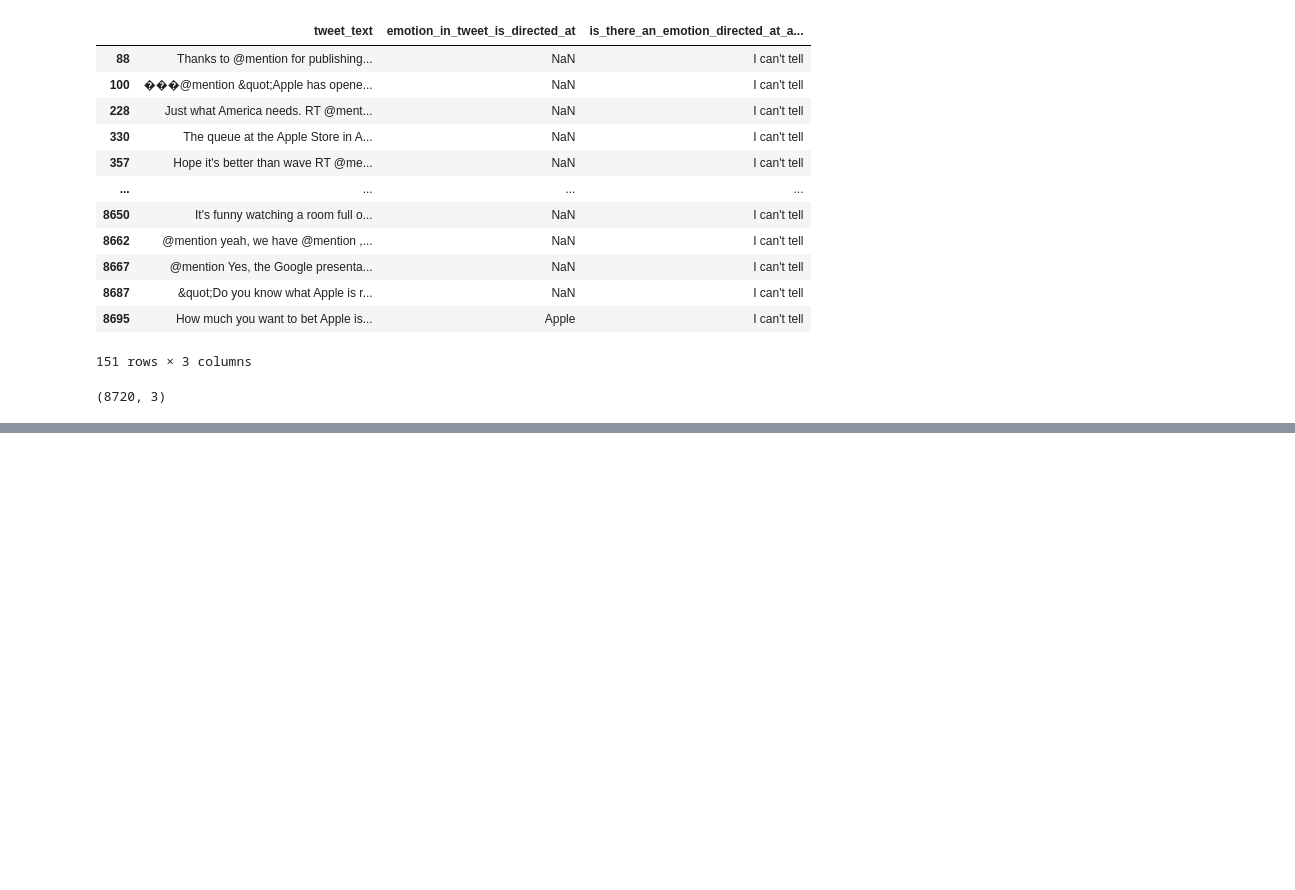
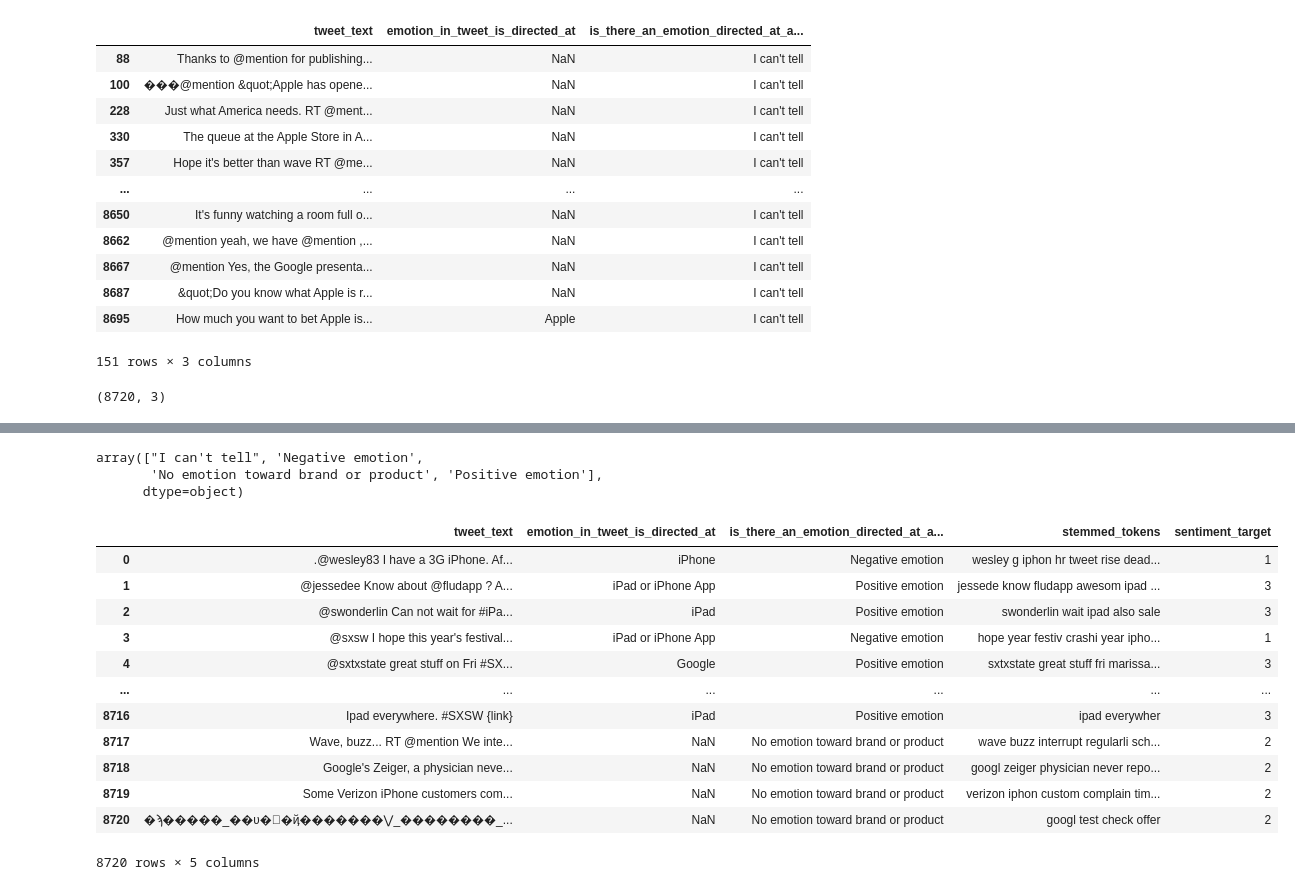
Before and after one commit to ssaeed85/dsc-ph4-TweetSentimentAnalysis-NLP, a Jupyter notebook: Workspace/Saad/DataCleaning.ipynb, the cells around one changed output, grey strips where cells are left out. Saved outputs shown, nothing was run; the diff lists cells and outputs as text; code cells hidden in the pictures; blank space fills up the shorter version.

Commit message:
Tokenzied and stemmed tweets. Labelencoded target.

```diff
--- a/Workspace/Saad/DataCleaning.ipynb
+++ b/Workspace/Saad/DataCleaning.ipynb
@@ -38,7 +40,7 @@ data_df = pd.read_csv(dataFolder_path+'judge_1377884607_tweet_product_company.cs
 #         return wordnet.NOUN
 
 
-def doc_preparer(doc, stop_words=sw):
+def doc_preparer(doc, stem = False, stop_words=sw):
     '''
 
     :param doc: a document from the satire corpus
@@ -60,19 +62,15 @@ def doc_preparer(doc, stop_words=sw):
 #                 'circle', 'circles'
 #                 'app', 'apps']
 
-    stemmed_keywords = ['appl',
-                        'ipad',
-                        'iphon',
-                        'itun',
-                        'googl',
-                        'android',
-                        'droid',
-                        'circl',
-                        'app']
-
-
-    #Updating SW words to include some Twitter specific stopwords and sxsw words
-    twitter_specific_sw = ['rt','@mention']
+#     stemmed_keywords = ['appl',
+#                         'ipad',
+#                         'iphon',
+#                         'itun',
+#                         'googl',
+#                         'android',
+#                         'droid',
+#                         'circl',
+#                         'app']
 
     regex_token = RegexpTokenizer(r"([a-zA-Z]+(?:’[a-z]+)?)")
     doc = regex_token.tokenize(doc)
@@ -87,8 +85,9 @@ def doc_preparer(doc, stop_words=sw):
 
 
     p_stemmer = nltk.stem.PorterStemmer()
-    doc = [word for word in doc if p_stemmer.stem(word) in stemmed_keywords]
-    return doc
+    if stem:
+        doc = [p_stemmer.stem(word) for word in doc if p_stemmer.stem(word)]
+    return ' '.join(doc)
 # %%
 # data_df['keywords_mentioned'] = data_df['tweet_text'].map(lambda x:doc_preparer(x))
 # %%
@@ -165 +201,3 @@ data_df.shape
+# %%
+data_df['stemmed_tokens'] = data_df['tweet_text'].map(lambda x:doc_preparer(x,stem=True))
 # %%
@@ -167,2 +219,24 @@ data_df.is_there_an_emotion_directed_at_a_brand_or_product.unique()
+# %%
+le = LabelEncoder()
+data_df['sentiment_target'] = le.fit_transform(data_df.is_there_an_emotion_directed_at_a_brand_or_product)
+le.classes_
+# %% [output]
+array(["I can't tell", 'Negative emotion',
+       'No emotion toward brand or product', 'Positive emotion'],
+      dtype=object)
 # %%
-data_df['tweet_text'].dtype
+data_df
+# %% [output]
+|  | tweet_text | emotion_in_tweet_is_directed_at | is_there_an_emotion_directed_at_a... | stemmed_tokens | sentiment_target |
+| 0 | .@wesley83 I have a 3G iPhone. Af... | iPhone | Negative emotion | wesley g iphon hr tweet rise dead... | 1 |
+| 1 | @jessedee Know about @fludapp ? A... | iPad or iPhone App | Positive emotion | jessede know fludapp awesom ipad ... | 3 |
+| 2 | @swonderlin Can not wait for #iPa... | iPad | Positive emotion | swonderlin wait ipad also sale | 3 |
+| 3 | @sxsw I hope this year's festival... | iPad or iPhone App | Negative emotion | hope year festiv crashi year ipho... | 1 |
+| 4 | @sxtxstate great stuff on Fri #SX... | Google | Positive emotion | sxtxstate great stuff fri marissa... | 3 |
+| ... | ... | ... | ... | ... | ... |
+| 8716 | Ipad everywhere. #SXSW {link} | iPad | Positive emotion | ipad everywher | 3 |
+| 8717 | Wave, buzz... RT @mention We inte... | NaN | No emotion toward brand or product | wave buzz interrupt regularli sch... | 2 |
+| 8718 | Google's Zeiger, a physician neve... | NaN | No emotion toward brand or product | googl zeiger physician never repo... | 2 |
+| 8719 | Some Verizon iPhone customers com... | NaN | No emotion toward brand or product | verizon iphon custom complain tim... | 2 |
+| 8720 | �ϡ�����_��ʋ�΋�ҋ�������⋁_��������_... | NaN | No emotion toward brand or product | googl test check offer | 2 |
+8720 rows × 5 columns
```
Also changed, not shown: parts of 16 cells of this notebook.
